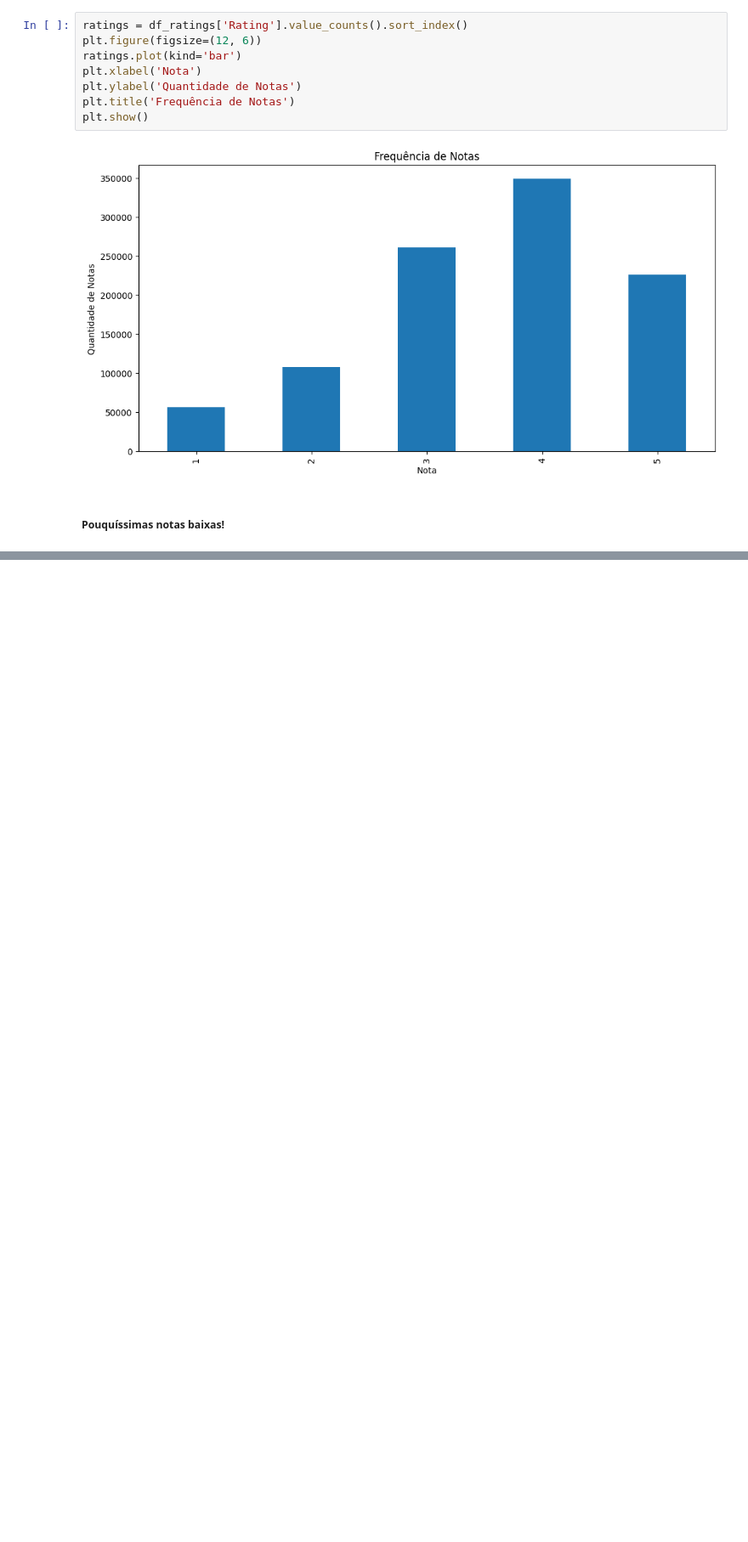
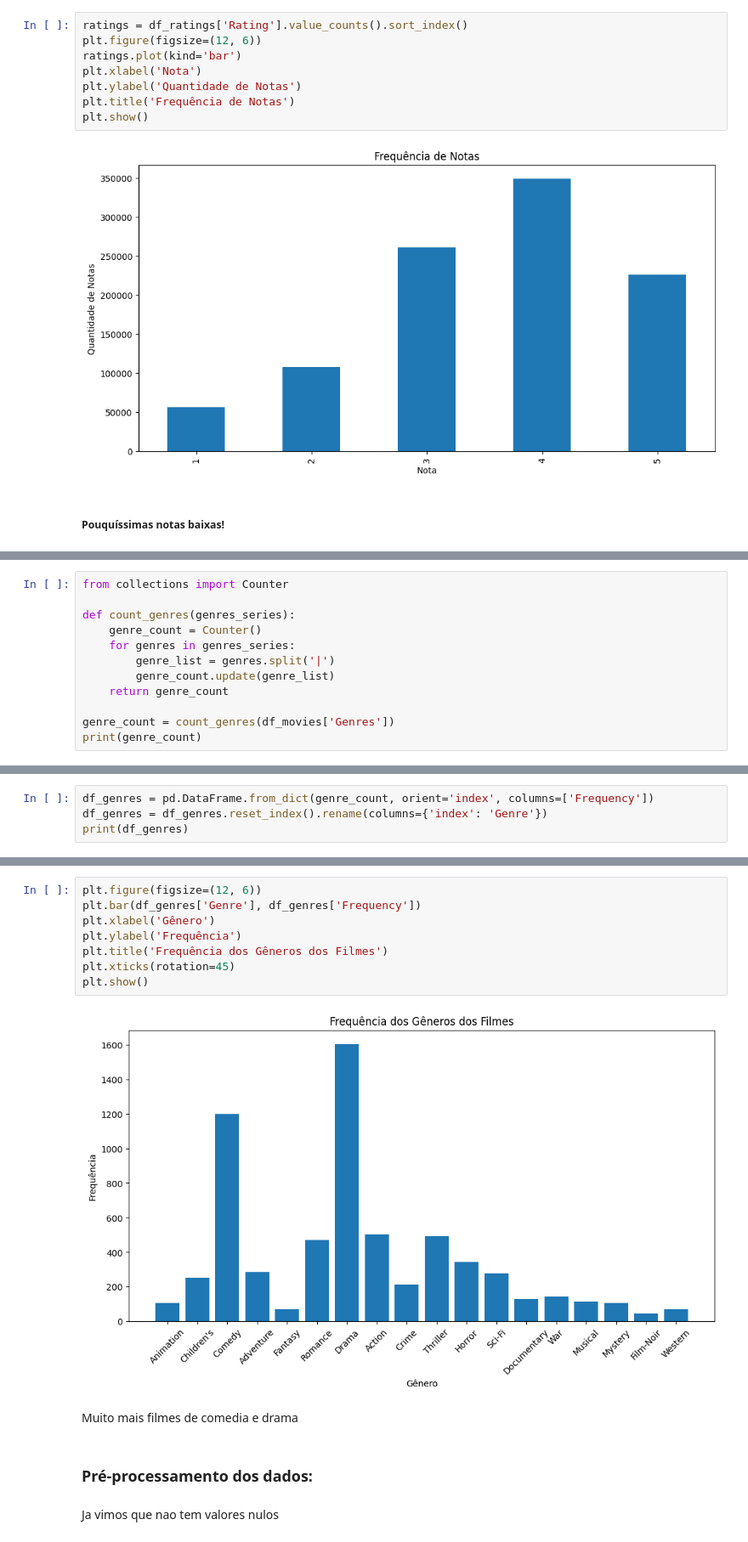
Before and after one commit to thiagomout/datamining, a Jupyter notebook: movie_cluster/movie_cluster.ipynb, the cells around one changed output, grey strips where cells are left out. Shown at 85% size. Saved outputs shown, nothing was run; the diff lists cells and outputs as text; blank space fills up the shorter version.

Commit message:
categories graph added

```diff
--- a/movie_cluster/movie_cluster.ipynb
+++ b/movie_cluster/movie_cluster.ipynb
@@ -191,0 +194,12 @@ plt.show()
+# %%
+from collections import Counter
+
+def count_genres(genres_series):
+    genre_count = Counter()
+    for genres in genres_series:
+        genre_list = genres.split('|')
+        genre_count.update(genre_list)
+    return genre_count
+
+genre_count = count_genres(df_movies['Genres'])
+print(genre_count)
@@ -191,0 +210,4 @@ plt.show()
+# %%
+df_genres = pd.DataFrame.from_dict(genre_count, orient='index', columns=['Frequency'])
+df_genres = df_genres.reset_index().rename(columns={'index': 'Genre'})
+print(df_genres)
@@ -191,0 +234,16 @@ plt.show()
+# %%
+plt.figure(figsize=(12, 6))
+plt.bar(df_genres['Genre'], df_genres['Frequency'])
+plt.xlabel('Gênero')
+plt.ylabel('Frequência')
+plt.title('Frequência dos Gêneros dos Filmes')
+plt.xticks(rotation=45)
+plt.show()
+# %% [output]
+[figure, added]
+# %% [markdown]
+Muito mais filmes de comedia e drama
+# %% [markdown]
+### Pré-processamento dos dados:
+# %% [markdown]
+Ja vimos que nao tem valores nulos
```
Also changed, not shown: parts of 8 cells of this notebook.
